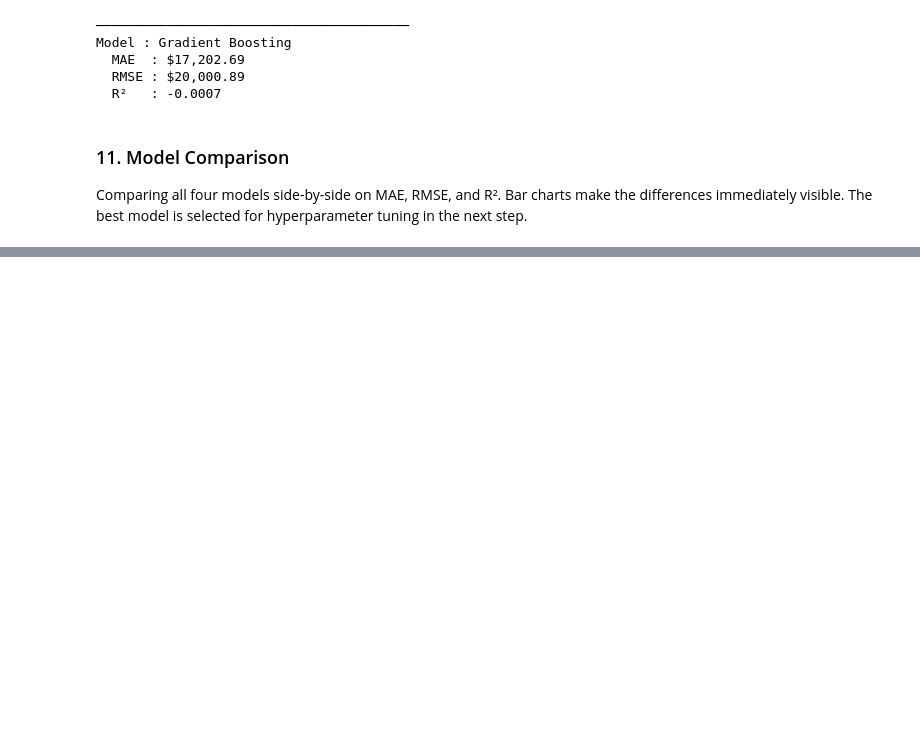
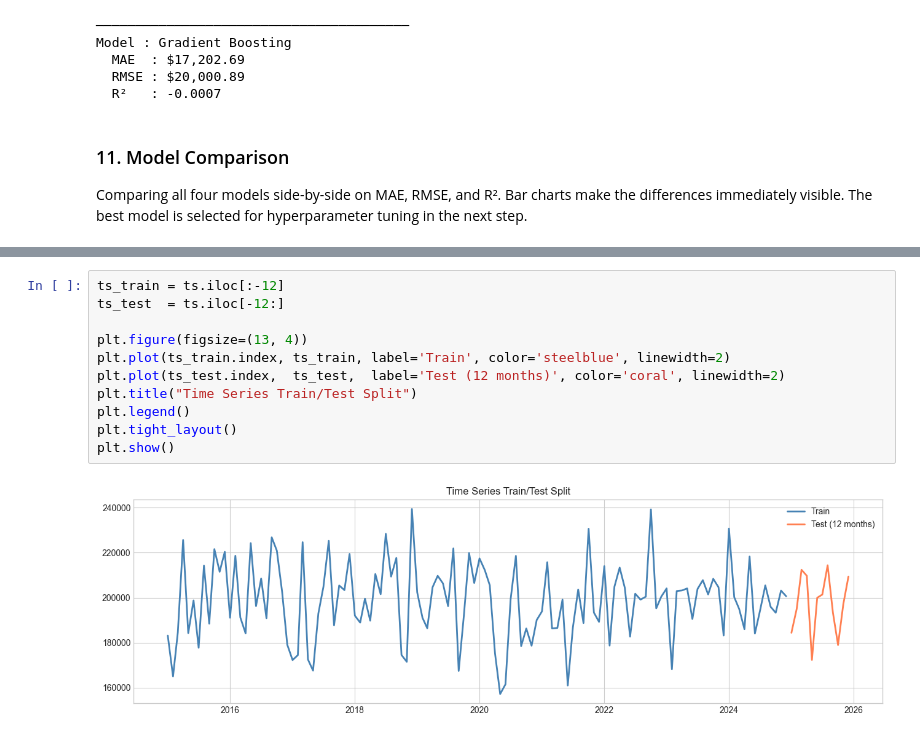
Before and after one commit to satyam294/CT-CEI-DS-2026, a Jupyter notebook: week2_Satyam_Chand/week2_Satyam_Chand.ipynb, the cells around one changed output, grey strips where cells are left out. Saved outputs shown, nothing was run; the diff lists cells and outputs as text; blank space fills up the shorter version.

```diff
--- a/week2_Satyam_Chand/week2_Satyam_Chand.ipynb
+++ b/week2_Satyam_Chand/week2_Satyam_Chand.ipynb
@@ -416,0 +540,13 @@ Gradient Boosting  17202.69  20000.89 -0.00
+# %%
+ts_train = ts.iloc[:-12]
+ts_test  = ts.iloc[-12:]
+
+plt.figure(figsize=(13, 4))
+plt.plot(ts_train.index, ts_train, label='Train', color='steelblue', linewidth=2)
+plt.plot(ts_test.index,  ts_test,  label='Test (12 months)', color='coral', linewidth=2)
+plt.title("Time Series Train/Test Split")
+plt.legend()
+plt.tight_layout()
+plt.show()
+# %% [output]
+[figure, added]
```
Also changed, not shown: parts of 16 cells of this notebook.
